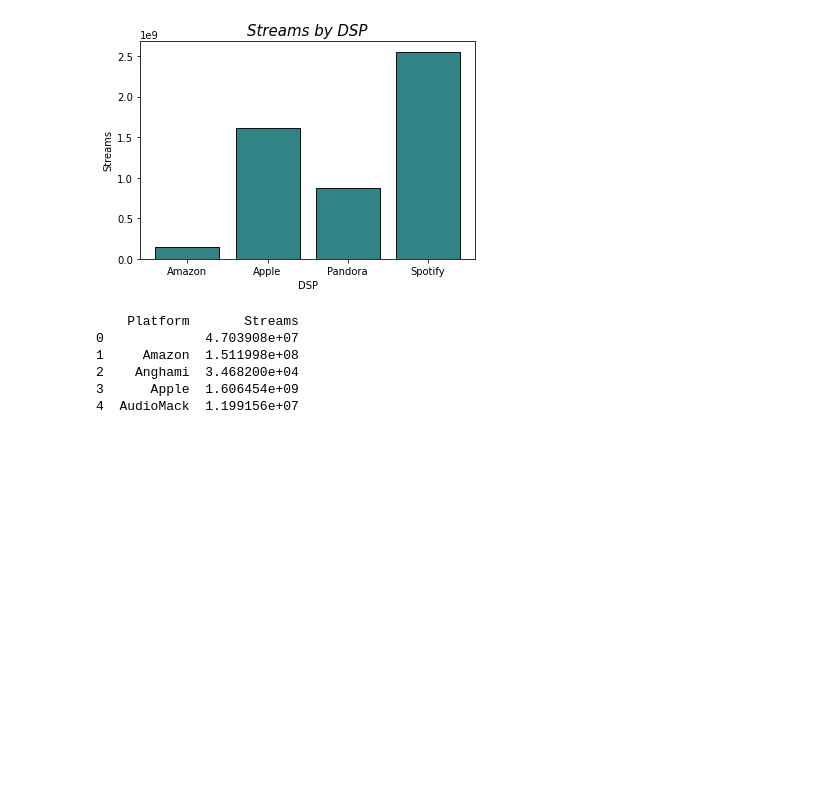
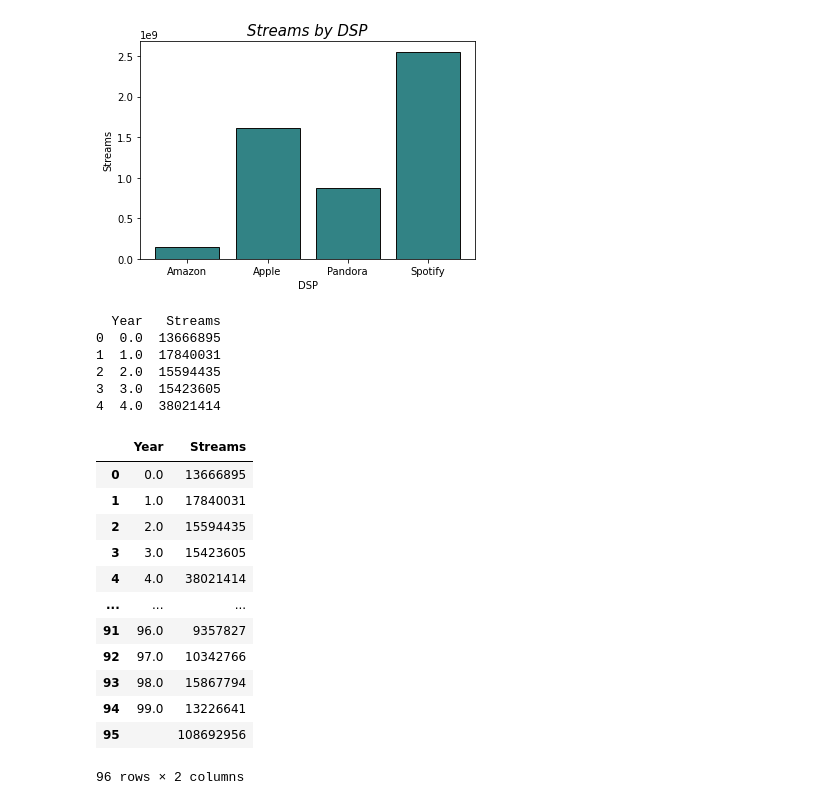
Before and after one commit to NSS-Data-Analytics-Cohort-6/mlc-project-count-dracula, a Jupyter notebook: notebooks/nathan.ipynb, the cells around one changed output. Cells and saved outputs as stored; diff of their text form; code cells hidden in the pictures; blank space fills up the shorter version.

```diff
--- a/notebooks/nathan.ipynb
+++ b/notebooks/nathan.ipynb
@@ -120,13 +120,29 @@ plt.show()
 # %% [output]
 [figure]
 # %%
-platform_streams = music_df.groupby(['Platform'], as_index=False).agg({'Streams':'sum'})
-print(platform_streams.head())
+year_streams = music_df.groupby(['Year'], as_index=False).agg({'Streams':'sum'})
+print(year_streams.head())
 # %% [output]
-    Platform       Streams
-0             4.703908e+07
-1     Amazon  1.511998e+08
-2    Anghami  3.468200e+04
-3      Apple  1.606454e+09
-4  AudioMack  1.199156e+07
+  Year   Streams
+0  0.0  13666895
+1  1.0  17840031
+2  2.0  15594435
+3  3.0  15423605
+4  4.0  38021414
+# %%
+year_streams
+# %% [output]
+|  | Year | Streams |
+| 0 | 0.0 | 13666895 |
+| 1 | 1.0 | 17840031 |
+| 2 | 2.0 | 15594435 |
+| 3 | 3.0 | 15423605 |
+| 4 | 4.0 | 38021414 |
+| ... | ... | ... |
+| 91 | 96.0 | 9357827 |
+| 92 | 97.0 | 10342766 |
+| 93 | 98.0 | 15867794 |
+| 94 | 99.0 | 13226641 |
+| 95 |  | 108692956 |
+96 rows × 2 columns
 # %%
```
Also changed, not shown: parts of 4 cells of this notebook.
